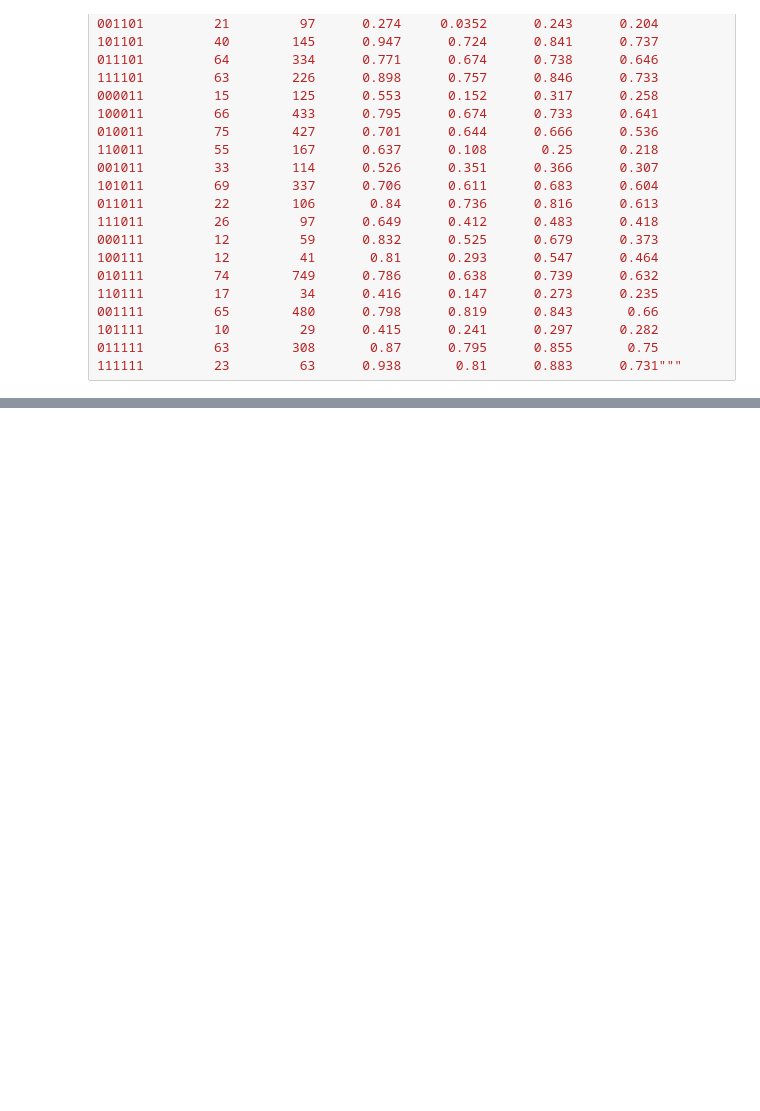
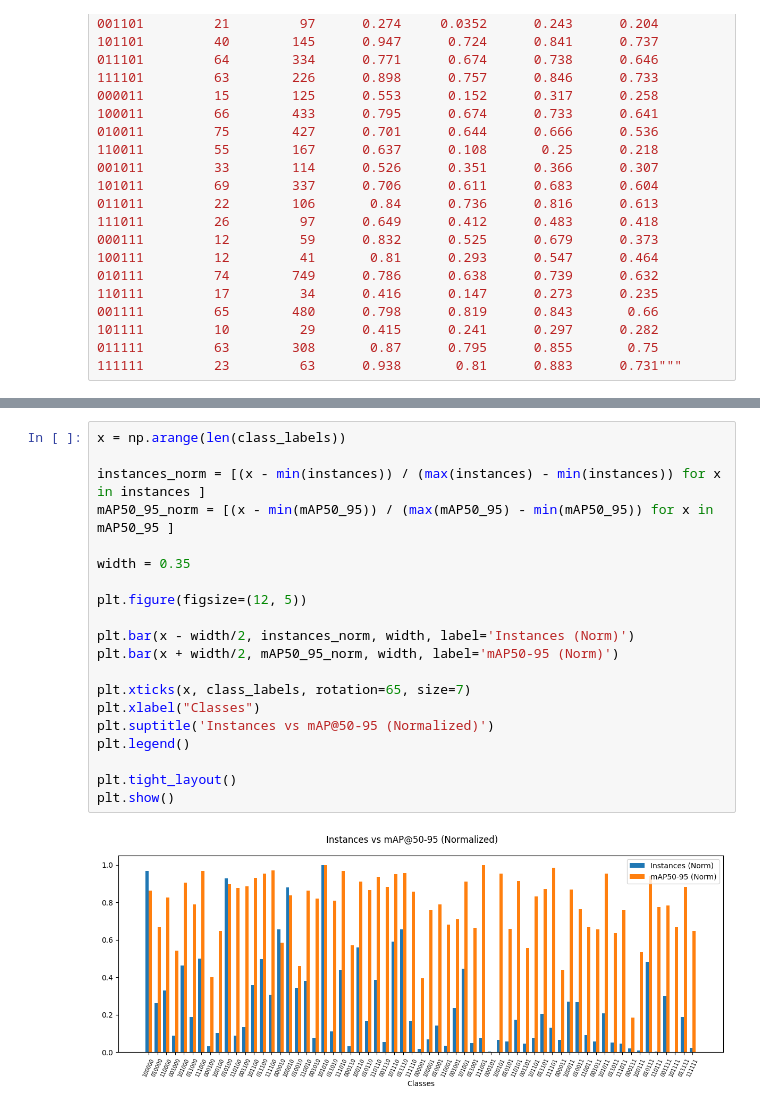
Before and after one commit to supremekhadka/braill2, a Jupyter notebook: notebooks/model_distributions.ipynb, the cells around one changed output, grey strips where cells are left out. Saved outputs shown, nothing was run; the diff lists cells and outputs as text; blank space fills up the shorter version.

```diff
--- a/notebooks/model_distributions.ipynb
+++ b/notebooks/model_distributions.ipynb
@@ -119,3 +278,25 @@ plt.show()
+# %%
+x = np.arange(len(class_labels))
+
+instances_norm = [(x - min(instances)) / (max(instances) - min(instances)) for x in instances ]
+mAP50_95_norm = [(x - min(mAP50_95)) / (max(mAP50_95) - min(mAP50_95)) for x in mAP50_95 ]
+
+width = 0.35
+
+plt.figure(figsize=(12, 5))
+
+plt.bar(x - width/2, instances_norm, width, label='Instances (Norm)')
+plt.bar(x + width/2, mAP50_95_norm, width, label='mAP50-95 (Norm)')
+
+plt.xticks(x, class_labels, rotation=65, size=7)
+plt.xlabel("Classes")
+plt.suptitle('Instances vs mAP@50-95 (Normalized)')
+plt.legend()
+
+plt.tight_layout()
+plt.show()
+# %% [output]
+[figure, added]
 # %%
 ## Pearson's Correlation Coefficient
 
```
Also changed, not shown: parts of 14 cells of this notebook, 2 other files.
